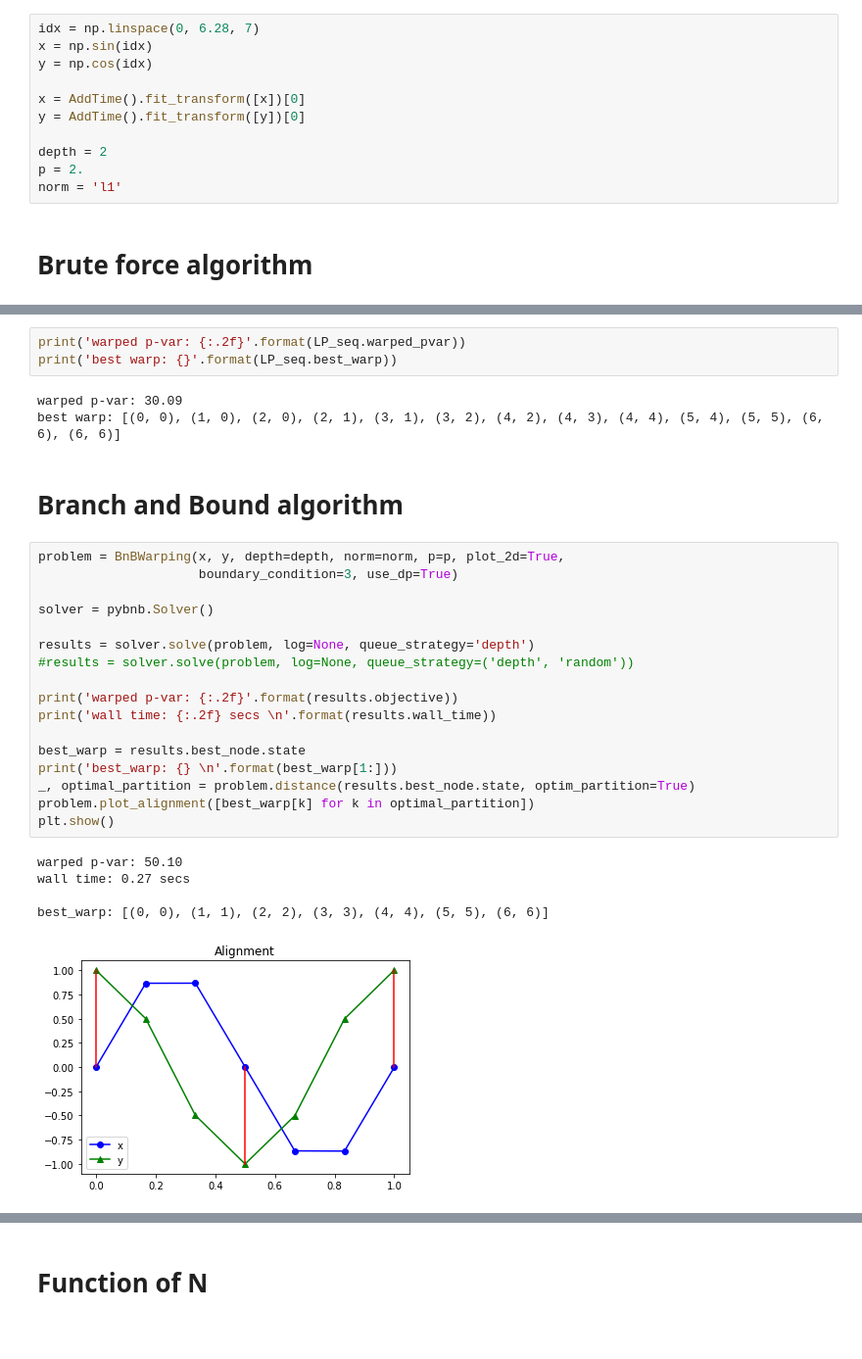
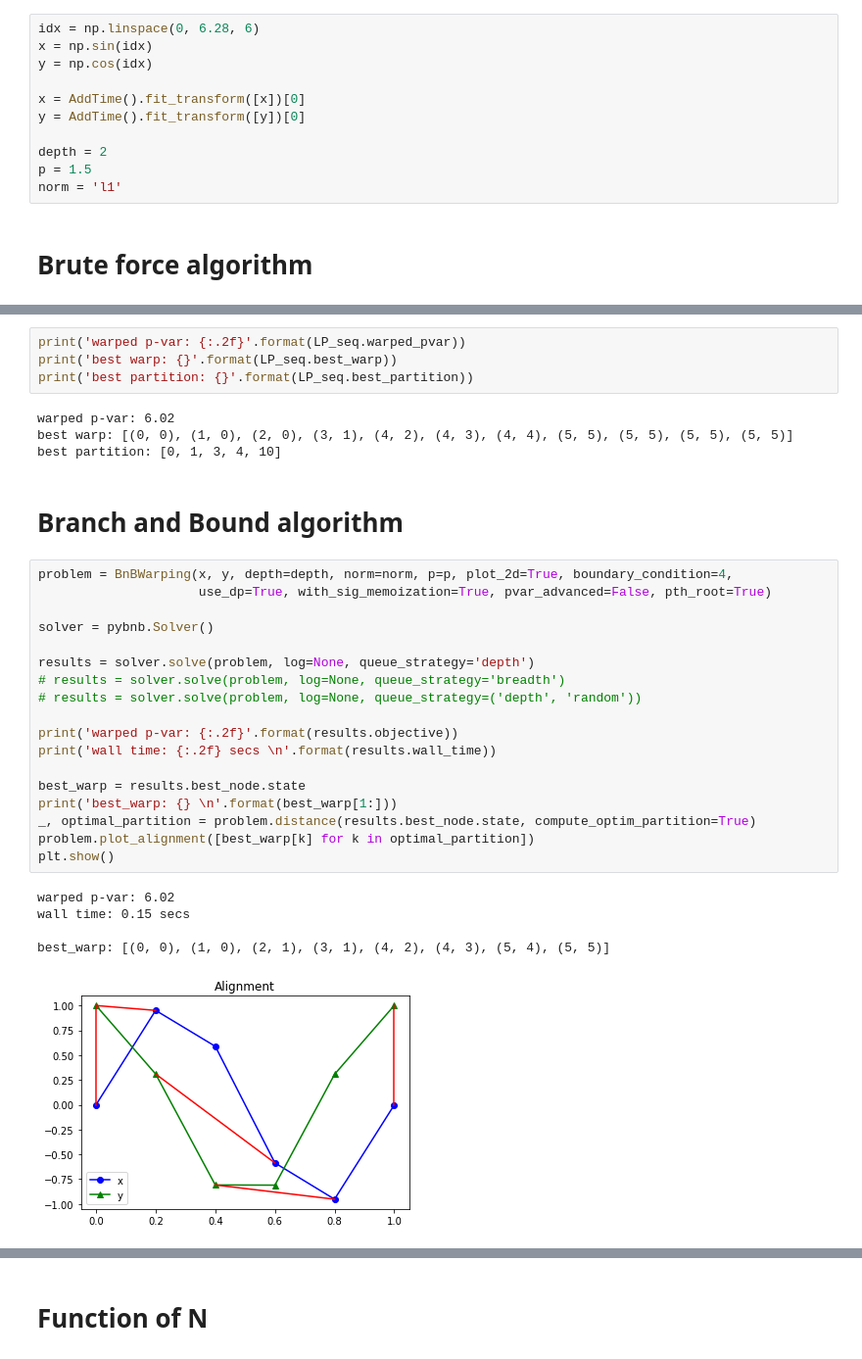
Before and after one commit to mindychen213/warped-p-variation, a Jupyter notebook: Branch-and-Bound/examples/Timings for BnB Warping P-Var Signature distance.ipynb, the cells around one changed output, grey strips where cells are left out. Shown: that part at 98% size. Drawn from its saved outputs; the diff is of its cells as text.

Commit message:
fixing memoization

```diff
--- a/Branch-and-Bound/examples/Timings for BnB Warping P-Var Signature distance.ipynb
+++ b/Branch-and-Bound/examples/Timings for BnB Warping P-Var Signature distance.ipynb
@@ -18,7 +18,7 @@ from transformers import *
 # %% [markdown]
 # Define paths and set problem parameters
 # %%
-idx = np.linspace(0, 6.28, 7)
+idx = np.linspace(0, 6.28, 6)
 x = np.sin(idx)
 y = np.cos(idx)
 
@@ -26,7 +26,7 @@ x = AddTime().fit_transform([x])[0]
 y = AddTime().fit_transform([y])[0]
 
 depth = 2
-p = 2.
+p = 1.5
 norm = 'l1'
 # %% [markdown]
 # Brute force algorithm
@@ -39,31 +39,34 @@ total time for brute force with DP sequentially: 13.64 s
 # %%
 print('warped p-var: {:.2f}'.format(LP_seq.warped_pvar))
 print('best warp: {}'.format(LP_seq.best_warp))
+print('best partition: {}'.format(LP_seq.best_partition))
 # %% [output]
-warped p-var: 30.09
-best warp: [(0, 0), (1, 0), (2, 0), (2, 1), (3, 1), (3, 2), (4, 2), (4, 3), (4, 4), (5, 4), (5, 5), (6, 6), (6, 6)]
+warped p-var: 6.02
+best warp: [(0, 0), (1, 0), (2, 0), (3, 1), (4, 2), (4, 3), (4, 4), (5, 5), (5, 5), (5, 5), (5, 5)]
+best partition: [0, 1, 3, 4, 10]
 # %% [markdown]
 # Branch and Bound algorithm
 # %%
-problem = BnBWarping(x, y, depth=depth, norm=norm, p=p, plot_2d=True,
-                     boundary_condition=3, use_dp=True)
+problem = BnBWarping(x, y, depth=depth, norm=norm, p=p, plot_2d=True, boundary_condition=4,
+                     use_dp=True, with_sig_memoization=True, pvar_advanced=False, pth_root=True)
 
 solver = pybnb.Solver()
 
 results = solver.solve(problem, log=None, queue_strategy='depth')
-#results = solver.solve(problem, log=None, queue_strategy=('depth', 'random'))
+# results = solver.solve(problem, log=None, queue_strategy='breadth')
+# results = solver.solve(problem, log=None, queue_strategy=('depth', 'random'))
 
 print('warped p-var: {:.2f}'.format(results.objective))
 print('wall time: {:.2f} secs \n'.format(results.wall_time))
 
 best_warp = results.best_node.state
 print('best_warp: {} \n'.format(best_warp[1:]))
-_, optimal_partition = problem.distance(results.best_node.state, optim_partition=True)
+_, optimal_partition = problem.distance(results.best_node.state, compute_optim_partition=True)
 problem.plot_alignment([best_warp[k] for k in optimal_partition])
 plt.show()
 # %% [output]
-warped p-var: 50.10
-wall time: 0.27 secs
+warped p-var: 6.02
+wall time: 0.15 secs
 
-best_warp: [(0, 0), (1, 1), (2, 2), (3, 3), (4, 4), (5, 5), (6, 6)]
+best_warp: [(0, 0), (1, 0), (2, 1), (3, 1), (4, 2), (4, 3), (5, 4), (5, 5)]
-[figure, old version]
+[figure, new version]
```
Also changed, not shown: parts of 6 cells of this notebook, 6 other files.
